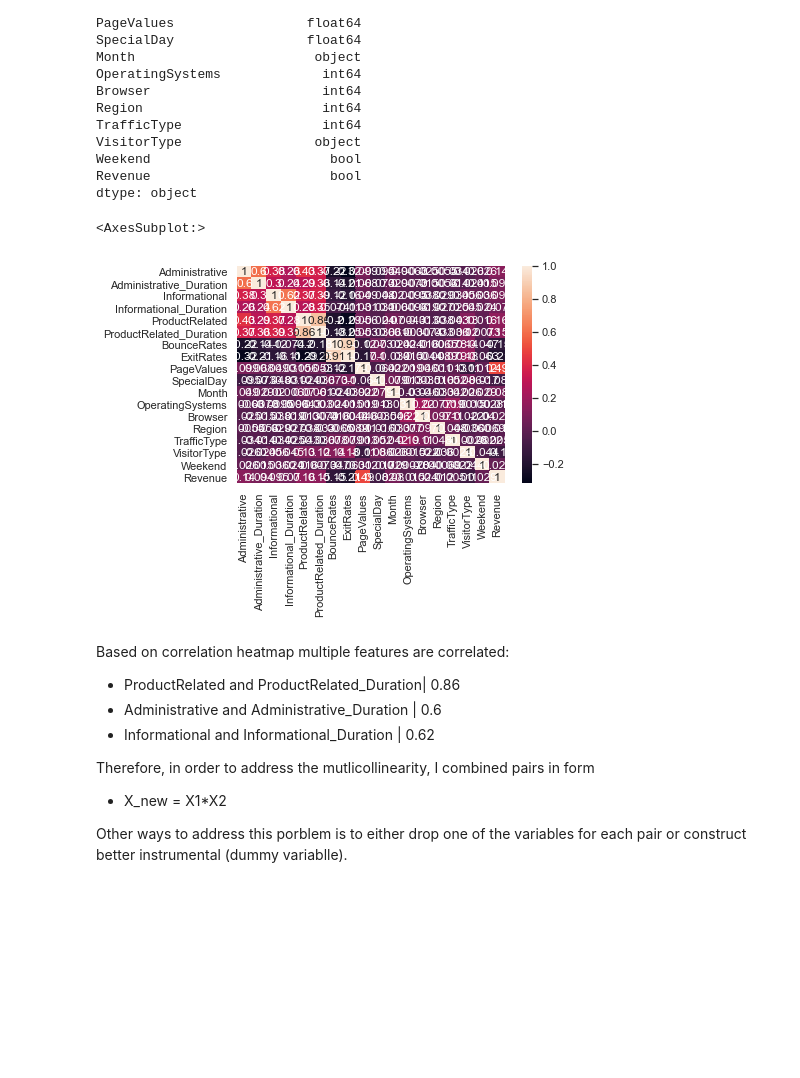
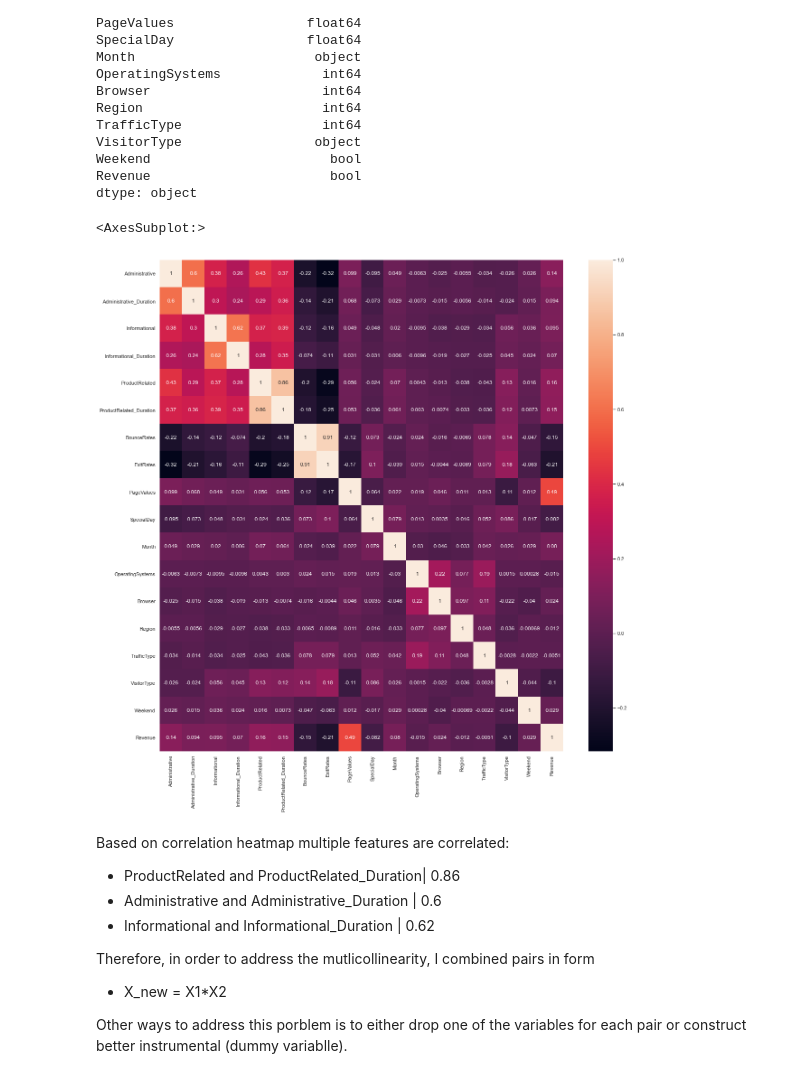
Before and after one commit to mkusman1/Aicadium_interview_question_Madi_Kusmanov, a Jupyter notebook: Aicadium_Data_Science_Task.ipynb, the cells around one changed output. Cells and saved outputs as stored; diff of their text form; code cells hidden in the pictures; blank space fills up the shorter version.

Commit message:
Change figure size for plots

```diff
--- a/Aicadium_Data_Science_Task.ipynb
+++ b/Aicadium_Data_Science_Task.ipynb
@@ -81,11 +81,12 @@ df['Revenue'] = label_encoder.fit_transform(df['Revenue'])
 # %%
 # Create a correlation matrix to inspect multicollinearity
 corrMatrix = df.corr()
 sns.set()
+plt.figure(figsize=(20,20))
 sns.heatmap(corrMatrix, annot=True)
 # %% [output]
 <AxesSubplot:>
-[figure, old version]
+[figure, new version]
 # %% [markdown]
 Based on correlation heatmap multiple features are correlated:
 - ProductRelated and ProductRelated_Duration| 0.86
```
Also changed, not shown: parts of 9 cells of this notebook.
